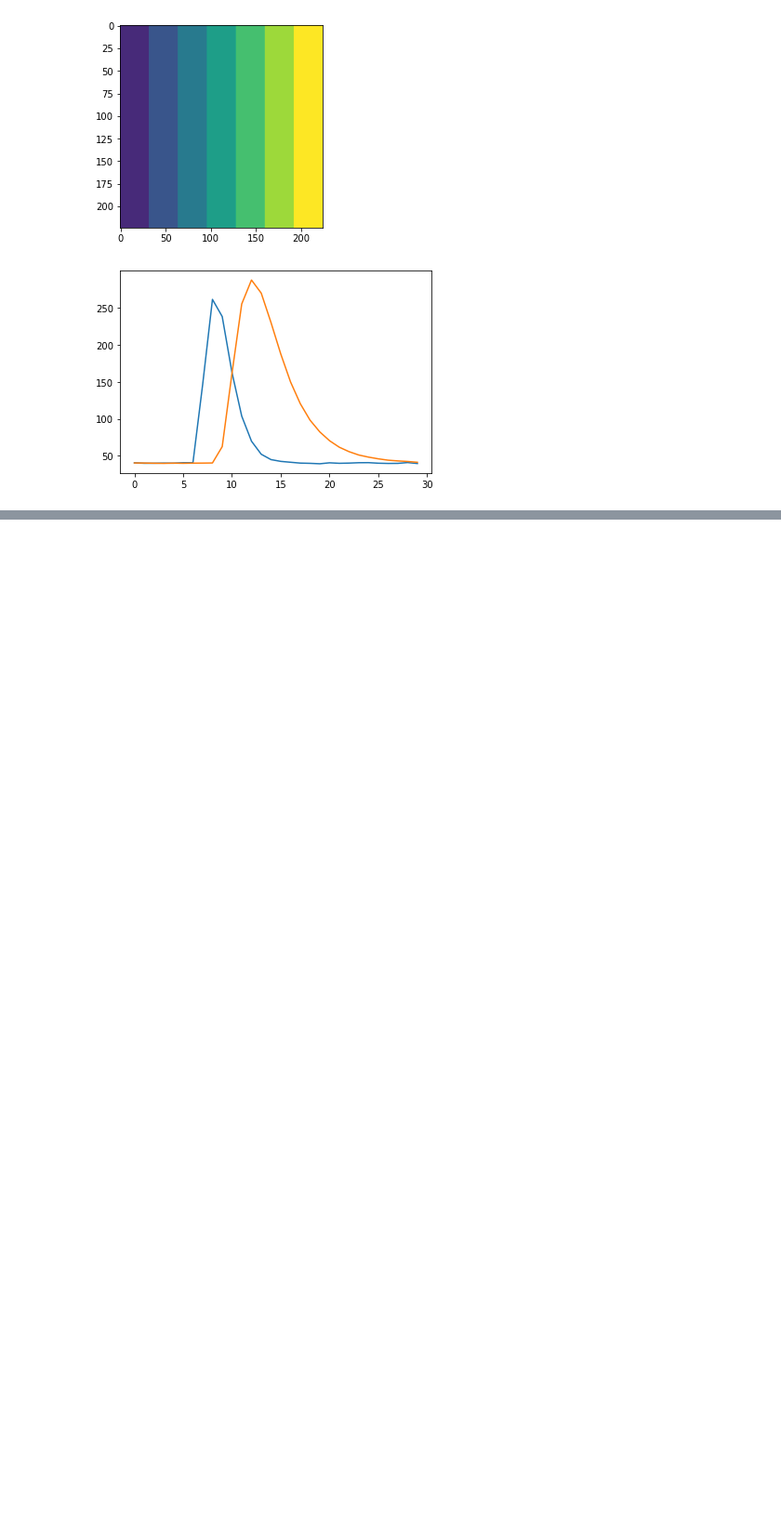
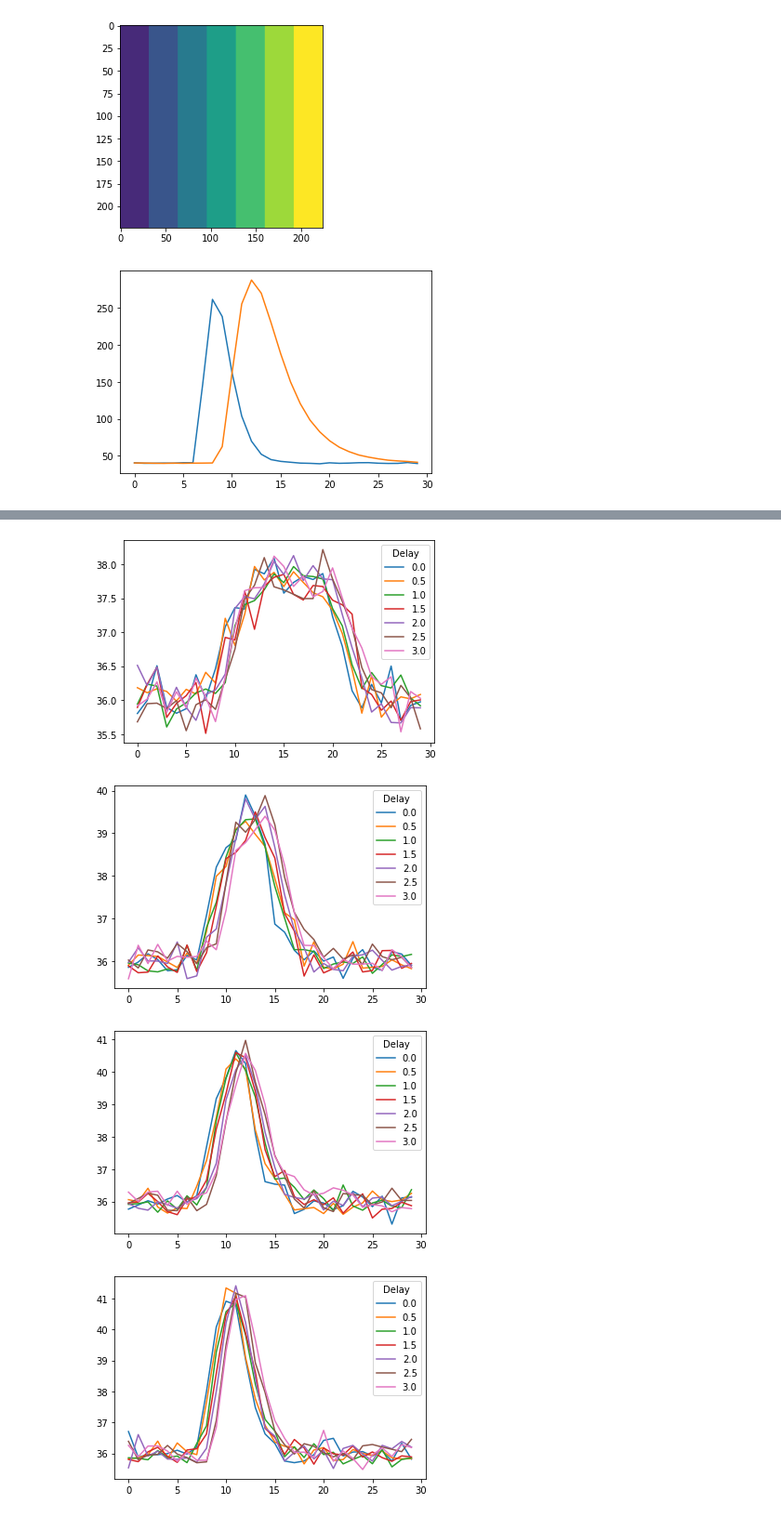
Before and after one commit to lucasdevries/ppinn, a Jupyter notebook: load_dcm_phantom.ipynb, the cells around one changed output, grey strips where cells are left out. Shown at 93% size. Saved outputs shown, nothing was run; the diff lists cells and outputs as text; code cells hidden in the pictures; blank space fills up the shorter version.

```diff
--- a/load_dcm_phantom.ipynb
+++ b/load_dcm_phantom.ipynb
@@ -84,0 +136,21 @@ plt.show()
+# %%
+def plot_curve_delay(data, mtt=0):
+    delay = [0., 0.5, 1., 1.5, 2., 2.5, 3.] # in seconds
+    # split on delay time
+    curves = np.array_split(data[0], 7, axis=1)
+
+    for ix, curve in enumerate(curves):
+        # split on MTT
+        subcurves = np.array_split(curve, 7, axis=2)
+        # select only with least MTT
+        subcurves = subcurves[mtt]
+        plt.plot(np.mean(subcurves, axis=(1,2)), label=np.round(delay[ix], 2))
+    plt.legend(title='Delay')
+    plt.show()
+for i in range(0,7):
+    plot_curve_delay(data_dict['box_curves'], i)
+# %% [output]
+[figure, added]
+[figure, added]
+[figure, added]
+[figure, added]
```
Also changed, not shown: parts of 6 cells of this notebook.
